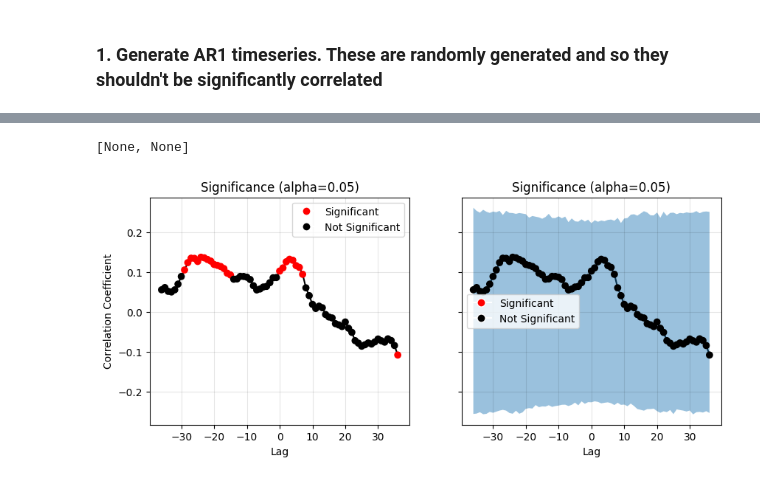
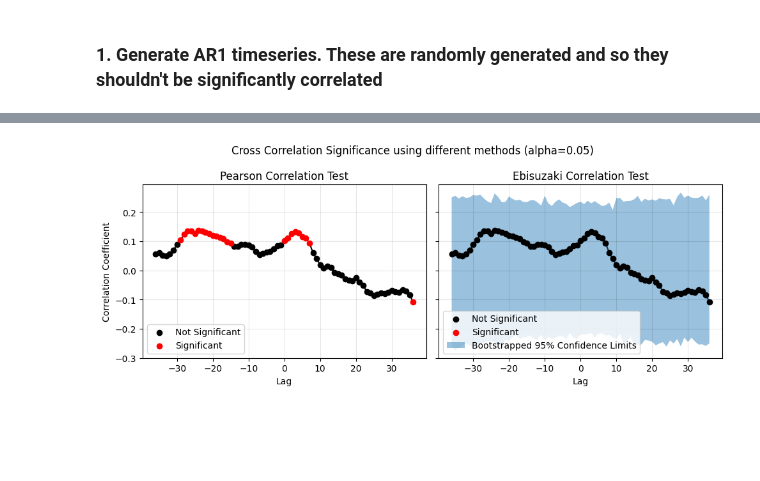
Before and after one commit to anthony-meza/PhaseScrambledCorrelations, a Jupyter notebook: notebooks/AR1_example.ipynb, the cells around one changed output, grey strips where cells are left out. Drawn from its saved outputs; the diff is of its cells as text; code cells hidden in the pictures; blank space fills up the shorter version.

```diff
--- a/notebooks/AR1_example.ipynb
+++ b/notebooks/AR1_example.ipynb
@@ -71,21 +66,28 @@ bccf_ds = bootstrapped_cross_correlation(ts1, ts2, maxlags=ccf_maxlag,
 # %%
-#### GAUSSIAN CCF SIGNIFICANCE #####
-ccf_ds = cross_correlation(ts1, ts2, maxlags=ccf_maxlag)
+alpha = 0.05 #signifance level
 
 fig, axes = plt.subplots(1, 2, figsize=(10, 4), sharey = True)
 
-axes[0].set_title("Cross Correlation Significance using Gaussian Assumption")
-plot_significant_correlations(axes[0], ccf_ds["lag"], ccf_ds["cross_correlation"], ccf_ds["cross_correlation_pvalue"], alpha=0.05)
+fig.suptitle(f'Cross Correlation Significance using different methods (alpha={alpha})')
 
-axes[1].set_title("Cross Correlation Significance using Phase Scrambling")
-lb = bccf_ds["bootstrapped_cross_correlation_distribution"].quantile(dim = "bootstrap_iter", q = 0.025)
-ub = bccf_ds["bootstrapped_cross_correlation_distribution"].quantile(dim = "bootstrap_iter", q = 0.975)
-axes[1].fill_between(ccf_ds["lag"], lb, ub, alpha = 0.45, label = "Bootstrapped 95% Confidence Limits")
-plot_significant_correlations(axes[1], bccf_ds["lag"], bccf_ds["bootstrapped_cross_correlation"], bccf_ds["bootstrapped_cross_correlation_pvalue"], alpha=0.05)
+#### GAUSSIAN CCF SIGNIFICANCE #####
+axes[0].set_title("Pearson Correlation Test")
+ccf_ds = cross_correlation(ts1, ts2, maxlags=ccf_maxlag, method='pearson')
+plot_significant_correlations(axes[0], ccf_ds["lag"], ccf_ds["cross_correlation"], ccf_ds["cross_correlation_pvalue"], alpha=alpha)
+
+#### BOOTSTRAPPED (MONTE CARLO) CCF SIGNIFICANCE #####
+axes[1].set_title("Ebisuzaki Correlation Test")
+n_iter = 1000 #number of Monte Carlo Iterations
+bccf_ds = cross_correlation(ts1, ts2, maxlags=n_iter, method='ebisuzaki',
+                           n_iter = n_iter, return_distributions = True, detrend = True)
+plot_significant_correlations(axes[1], bccf_ds["lag"], bccf_ds["cross_correlation"], bccf_ds["cross_correlation_pvalue"], alpha=alpha)
+plot_conf_intervals(axes[1], bccf_ds["lag"], bccf_ds["cross_correlation_distribution"], alpha=alpha)
 
 axes[1].set_ylabel("")
 
-[a.grid(zorder = 0, alpha = 0.1, c = "k") for a in axes]
+for a in axes:
+    a.legend(loc = "lower left")
+    a.grid(zorder = 0, alpha = 0.1, c = "k")
+fig.tight_layout()
 # %% [output]
-[None, None]
-[figure, old version]
+[figure, new version]
```
Also changed, not shown: parts of 6 cells of this notebook, 30 other files.
